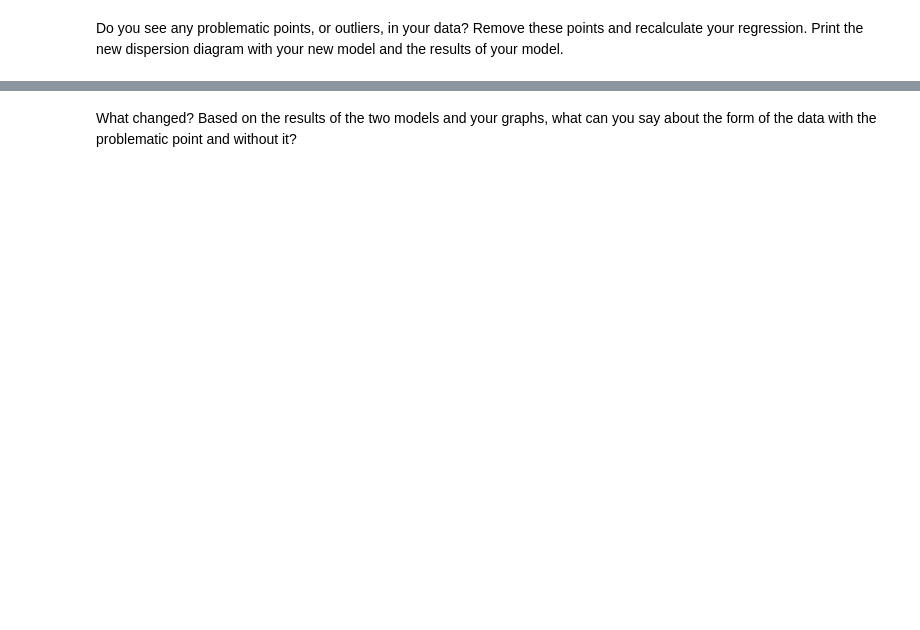
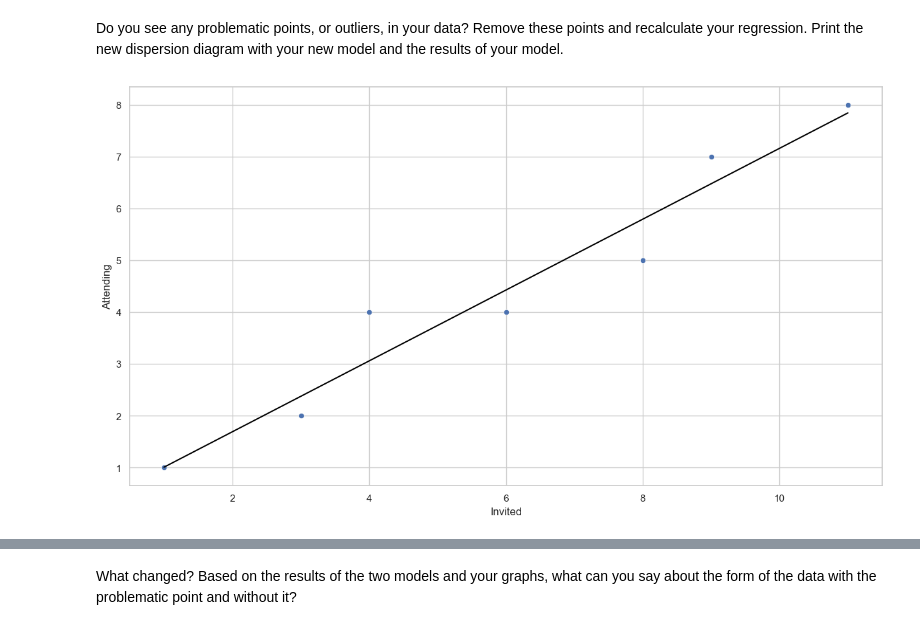
Before and after one commit to Ironhack-data-bcn-oct-2023/lab-regression-analysis, a Jupyter notebook: your-code.ipynb, the cells around one changed output, grey strips where cells are left out. Saved outputs shown, nothing was run; the diff lists cells and outputs as text; code cells hidden in the pictures; blank space fills up the shorter version.

```diff
--- a/your-code.ipynb
+++ b/your-code.ipynb
@@ -107,0 +302,17 @@ Do you see any problematic points, or outliers, in your data? Remove these point
+# %%
+parties_clean = parties[(np.abs(stats.zscore(parties)) < 2).all(axis=1)]
+# %%
+X = parties_clean[["Invited"]]
+y = parties_clean["Attending"]
+
+lr = LinearRegression()
+
+lr.fit(X, y)
+
+parties_clean["prediction_through_scikit_learn"] = parties_clean["Invited"] * lr.coef_[0] + lr.intercept_
+
+sns.scatterplot(x=parties_clean["Invited"], y=parties_clean["Attending"], data=parties_clean);
+plt.plot(parties_clean["Invited"], parties_clean["prediction_through_scikit_learn"], c="black", label="prediction_through_scikit_learn")
+plt.show();
+# %% [output]
+[figure, added]
```
Also changed, not shown: parts of 36 cells of this notebook.
